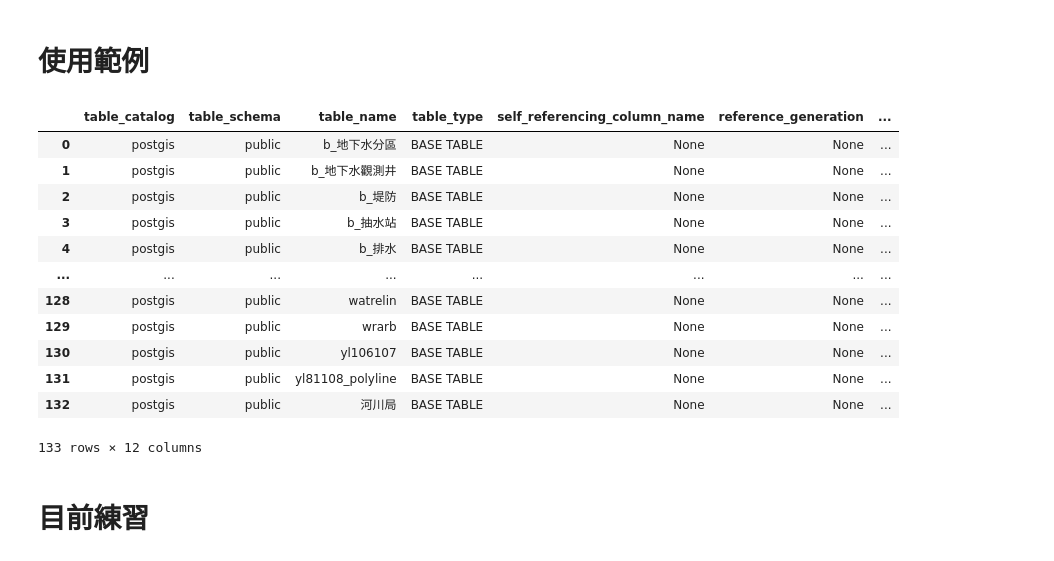
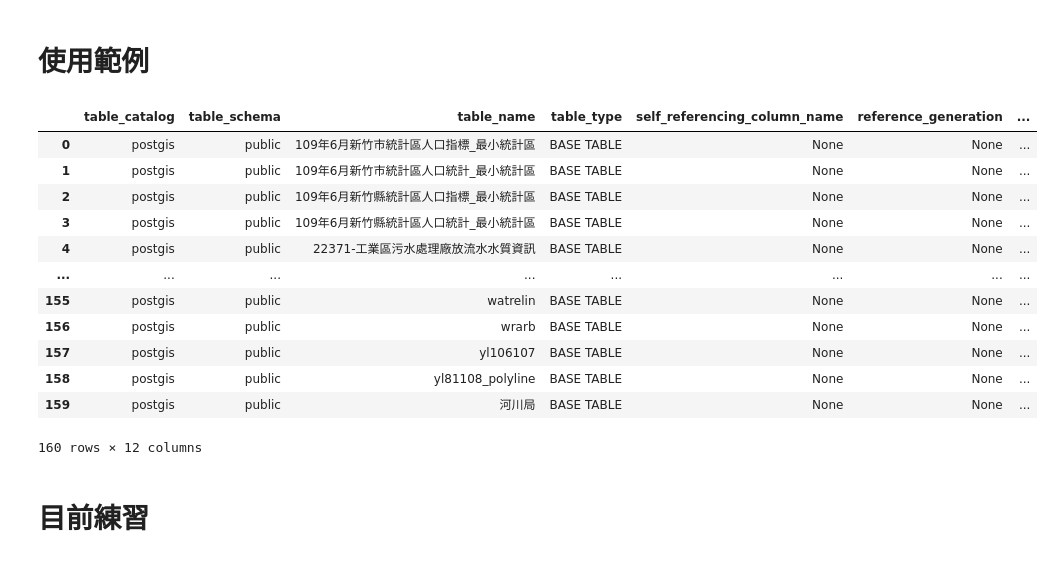
Before and after one commit to LinkItONEDevGroup/waterswak, a Jupyter notebook: engineer_mode.ipynb, the cells around one changed output. Cells and saved outputs as stored; diff of their text form; code cells hidden in the pictures.

```diff
--- a/engineer_mode.ipynb
+++ b/engineer_mode.ipynb
@@ -54,27 +54,29 @@ riverlog 的 sheets:
 #df = sql_to_df(conn,sql)
 #sql_exec(conn,sql)
 #print(view_by_key(None,None).keys())
-#df=view_by_key(conn,'info_tables')
+df=view_by_key(conn,'info_tables')
 #key_to_value(conn,'b_流域','basin_id',130000,"basin_cname")
 #key_to_value_help(conn,'b_流域','basin_id') #key_to_value_help(conn,None,None)
 #df=keypar_to_view('basin_test',['頭前溪','濁水溪','大甲溪'],"str")
 #df=keypar_to_view('basin_test2',['頭前溪','濁水溪'],"pos")
 #df=keypar_to_view(conn,'station_by_basinname',['頭前溪'],"pos")
 #df
-# %% [output]
-|  | table_catalog | table_schema | table_name | table_type | self_referencing_column_name | reference_generation | ... |
-| 0 | postgis | public | b_地下水分區 | BASE TABLE | None | None | ... |
-| 1 | postgis | public | b_地下水觀測井 | BASE TABLE | None | None | ... |
-| 2 | postgis | public | b_堤防 | BASE TABLE | None | None | ... |
-| 3 | postgis | public | b_抽水站 | BASE TABLE | None | None | ... |
-| 4 | postgis | public | b_排水 | BASE TABLE | None | None | ... |
-| ... | ... | ... | ... | ... | ... | ... | ... |
-| 128 | postgis | public | watrelin | BASE TABLE | None | None | ... |
-| 129 | postgis | public | wrarb | BASE TABLE | None | None | ... |
-| 130 | postgis | public | yl106107 | BASE TABLE | None | None | ... |
-| 131 | postgis | public | yl81108_polyline | BASE TABLE | None | None | ... |
-| 132 | postgis | public | 河川局 | BASE TABLE | None | None | ... |
-133 rows × 12 columns
+# %%
+df
+# %% [output]
+|  | table_catalog | table_schema | table_name | table_type | self_referencing_column_name | reference_generation | ... |
+| 0 | postgis | public | 109年6月新竹市統計區人口指標_最小統計區 | BASE TABLE | None | None | ... |
+| 1 | postgis | public | 109年6月新竹市統計區人口統計_最小統計區 | BASE TABLE | None | None | ... |
+| 2 | postgis | public | 109年6月新竹縣統計區人口指標_最小統計區 | BASE TABLE | None | None | ... |
+| 3 | postgis | public | 109年6月新竹縣統計區人口統計_最小統計區 | BASE TABLE | None | None | ... |
+| 4 | postgis | public | 22371-工業區污水處理廠放流水水質資訊 | BASE TABLE | None | None | ... |
+| ... | ... | ... | ... | ... | ... | ... | ... |
+| 155 | postgis | public | watrelin | BASE TABLE | None | None | ... |
+| 156 | postgis | public | wrarb | BASE TABLE | None | None | ... |
+| 157 | postgis | public | yl106107 | BASE TABLE | None | None | ... |
+| 158 | postgis | public | yl81108_polyline | BASE TABLE | None | None | ... |
+| 159 | postgis | public | 河川局 | BASE TABLE | None | None | ... |
+160 rows × 12 columns
 # %%
 if 0:
     #sql = "select * from rivercode order by river_id"
```
Also changed, not shown: parts of 15 cells of this notebook, 13 other files.
